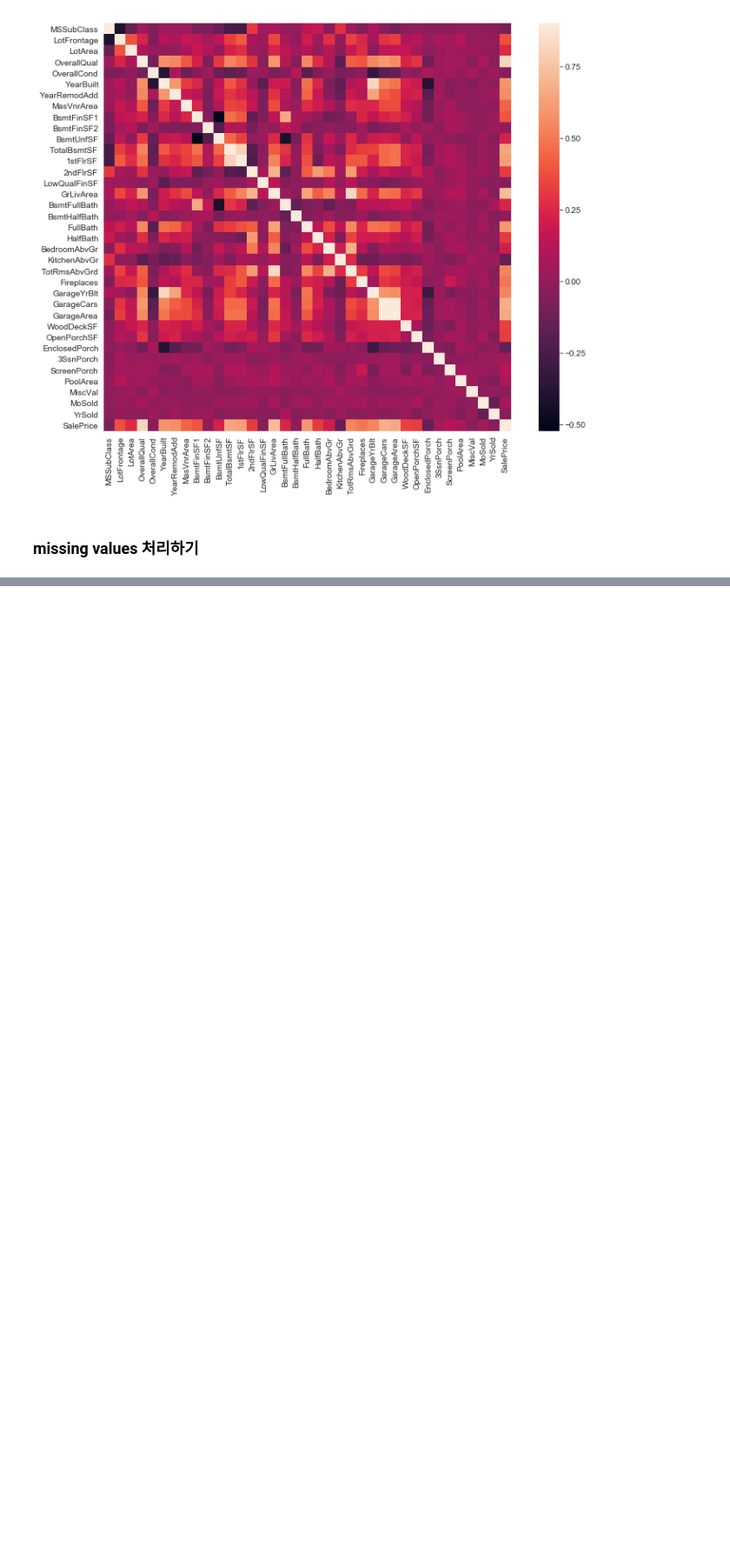
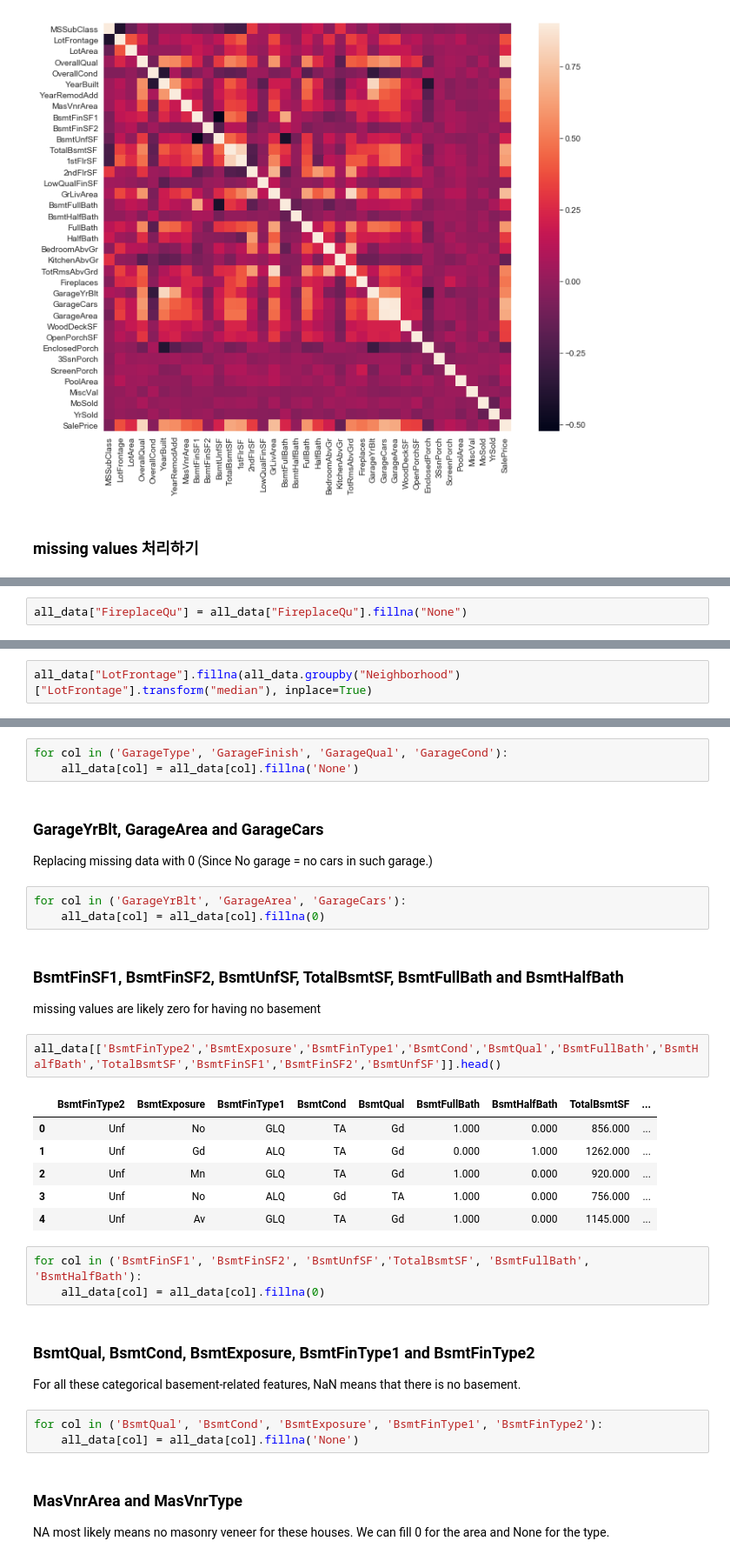
Before and after one commit to parksurk/da_structured-data, a Jupyter notebook: step2 - Regression.ipynb, the cells around one changed output, grey strips where cells are left out. Shown at 87% size. Drawn from its saved outputs; the diff is of its cells as text; blank space fills up the shorter version.

```diff
--- a/step2 - Regression.ipynb
+++ b/step2 - Regression.ipynb
@@ -572,0 +618,2 @@ sns.heatmap(corrmat, vmax=0.9, square=True)
+# %%
+all_data["FireplaceQu"] = all_data["FireplaceQu"].fillna("None")
@@ -572,0 +636,2 @@ sns.heatmap(corrmat, vmax=0.9, square=True)
+# %%
+all_data["LotFrontage"].fillna(all_data.groupby("Neighborhood")["LotFrontage"].transform("median"), inplace=True)
@@ -572,0 +651,37 @@ sns.heatmap(corrmat, vmax=0.9, square=True)
+# %%
+for col in ('GarageType', 'GarageFinish', 'GarageQual', 'GarageCond'):
+    all_data[col] = all_data[col].fillna('None')
+# %% [markdown]
+### GarageYrBlt, GarageArea and GarageCars
+
+Replacing missing data with 0 (Since No garage = no cars in such garage.)
+# %%
+for col in ('GarageYrBlt', 'GarageArea', 'GarageCars'):
+    all_data[col] = all_data[col].fillna(0)
+# %% [markdown]
+### BsmtFinSF1, BsmtFinSF2, BsmtUnfSF, TotalBsmtSF, BsmtFullBath and BsmtHalfBath
+
+missing values are likely zero for having no basement
+# %%
+all_data[['BsmtFinType2','BsmtExposure','BsmtFinType1','BsmtCond','BsmtQual','BsmtFullBath','BsmtHalfBath','TotalBsmtSF','BsmtFinSF1','BsmtFinSF2','BsmtUnfSF']].head()
+# %% [output]
+|  | BsmtFinType2 | BsmtExposure | BsmtFinType1 | BsmtCond | BsmtQual | BsmtFullBath | BsmtHalfBath | TotalBsmtSF | ... |
+| 0 | Unf | No | GLQ | TA | Gd | 1.000 | 0.000 | 856.000 | ... |
+| 1 | Unf | Gd | ALQ | TA | Gd | 0.000 | 1.000 | 1262.000 | ... |
+| 2 | Unf | Mn | GLQ | TA | Gd | 1.000 | 0.000 | 920.000 | ... |
+| 3 | Unf | No | ALQ | Gd | TA | 1.000 | 0.000 | 756.000 | ... |
+| 4 | Unf | Av | GLQ | TA | Gd | 1.000 | 0.000 | 1145.000 | ... |
+# %%
+for col in ('BsmtFinSF1', 'BsmtFinSF2', 'BsmtUnfSF','TotalBsmtSF', 'BsmtFullBath', 'BsmtHalfBath'):
+    all_data[col] = all_data[col].fillna(0)
+# %% [markdown]
+### BsmtQual, BsmtCond, BsmtExposure, BsmtFinType1 and BsmtFinType2
+
+For all these categorical basement-related features, NaN means that there is no basement.
+# %%
+for col in ('BsmtQual', 'BsmtCond', 'BsmtExposure', 'BsmtFinType1', 'BsmtFinType2'):
+    all_data[col] = all_data[col].fillna('None')
+# %% [markdown]
+### MasVnrArea and MasVnrType
+
+NA most likely means no masonry veneer for these houses. We can fill 0 for the area and None for the type.
```
Also changed, not shown: parts of 140 cells of this notebook, 4 other files.
